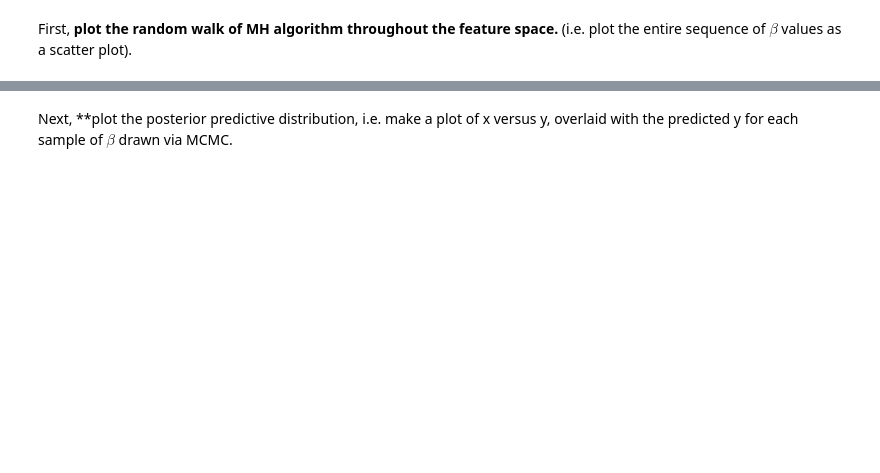
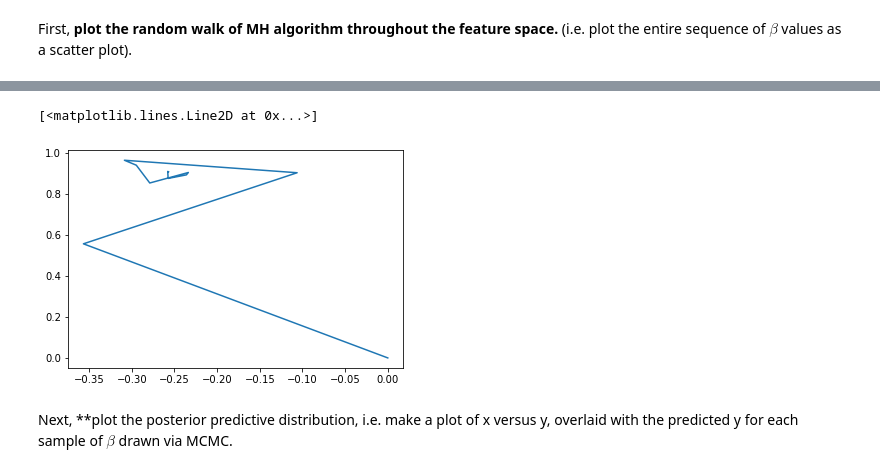
Before and after one commit to UMT-CSCI-591-Deep-Learning-2022/Week_14_MCMC, a Jupyter notebook: BayesianLinearRegression.ipynb, the cells around one changed output, grey strips where cells are left out. Cells and saved outputs as stored; diff of their text form; code cells hidden in the pictures; blank space fills up the shorter version.

```diff
--- a/BayesianLinearRegression.ipynb
+++ b/BayesianLinearRegression.ipynb
@@ -191,3 +242,8 @@ First, **plot the random walk of MH algorithm throughout the feature space.** (i
+# %%
+plt.plot(betas[:,0],betas[:,1])
+# %% [output]
+[<matplotlib.lines.Line2D at 0x...>]
+[figure, added]
 # %% [markdown]
 Next, **plot the posterior predictive distribution, i.e. make a plot of x versus y, overlaid with the predicted y for each sample of $\beta$ drawn via MCMC.
 # %%
```
Also changed, not shown: parts of 15 cells of this notebook.
